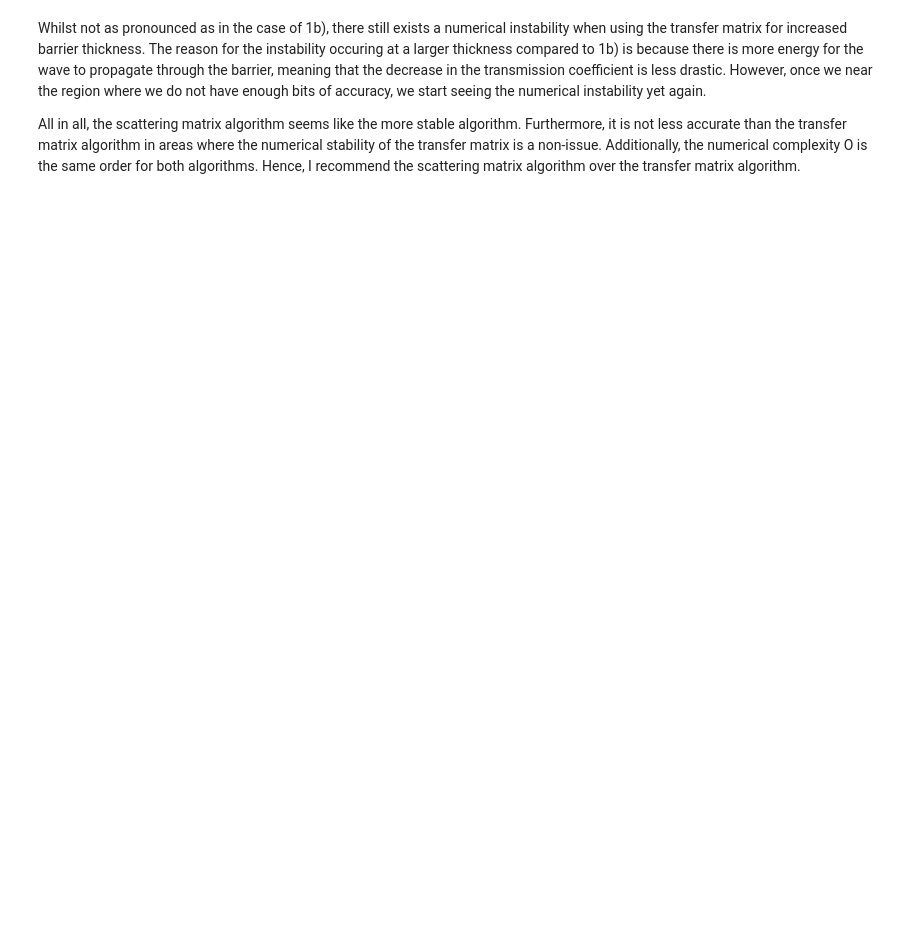
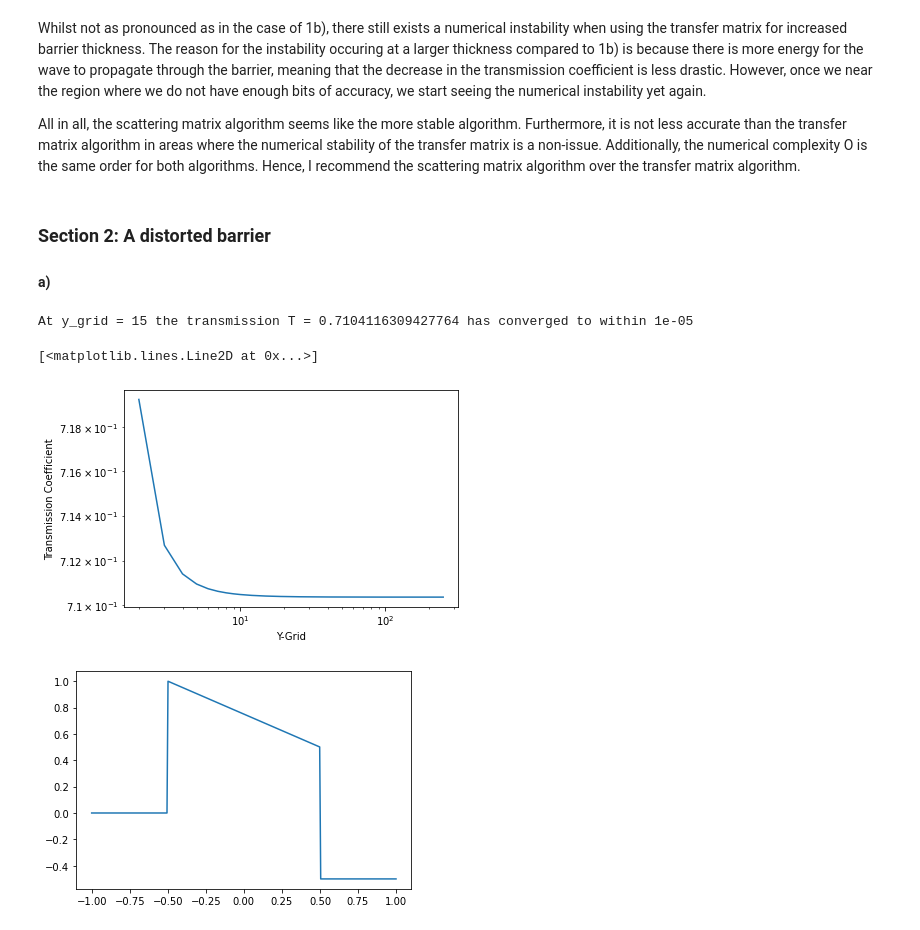
Before and after one commit to KevoSoftworks/computational_physics, a Jupyter notebook: 3_wave_propagation/wave_propagation.ipynb, the cells around one changed output. Drawn from its saved outputs; the diff is of its cells as text; code cells hidden in the pictures; blank space fills up the shorter version.

```diff
--- a/3_wave_propagation/wave_propagation.ipynb
+++ b/3_wave_propagation/wave_propagation.ipynb
@@ -169,3 +169,41 @@ plt.legend()
 Whilst not as pronounced as in the case of 1b), there still exists a numerical instability when using the transfer matrix for increased barrier thickness. The reason for the instability occuring at a larger thickness compared to 1b) is because there is more energy for the wave to propagate through the barrier, meaning that the decrease in the transmission coefficient is less drastic. However, once we near the region where we do not have enough bits of accuracy, we start seeing the numerical instability yet again.
 
 All in all, the scattering matrix algorithm seems like the more stable algorithm. Furthermore, it is not less accurate than the transfer matrix algorithm in areas where the numerical stability of the transfer matrix is a non-issue. Additionally, the numerical complexity O is the same order for both algorithms. Hence, I recommend the scattering matrix algorithm over the transfer matrix algorithm.
+# %% [markdown]
+### Section 2: A distorted barrier
+#### a)
+# %%
+V1 = 1
+a = 1
+dV = 0.5
+lambda_ = 0.5
+epsilon = dV / a
+conv = 10**-5
+
+start = 2
+end = start + 250
+
+T = []
+
+for grid in range(start, end):
+    pot = Potential(-0.5*a, 0.5*a, grid, \
+                   expr = lambda y: V1 - epsilon * (y + 0.5*a), \
+                   outside_range = (lambda _: 0, lambda _: -epsilon * a))
+    sm = ScatterMatrix(pot, lambda_)
+    sm.midpoint = True
+
+    T.append(sm.transmission())
+
+conv_keys = [i for i, _ in enumerate(T[:-1]) if int(round(T[i] / conv)) == int(round(T[i+1] / conv))]
+print(f"At y_grid = {conv_keys[0] + start} the transmission T = {T[conv_keys[0]]} has converged to within {conv}")
+
+plt.loglog(range(start, end), T)
+plt.xlabel("Y-Grid")
+plt.ylabel("Transmission Coefficient")
+plt.figure()
+plt.plot(np.linspace(-1, 1, 300), [pot[i] for i in np.linspace(-1, 1, 300)])
+# %% [output]
+At y_grid = 15 the transmission T = 0.7104116309427764 has converged to within 1e-05
+[<matplotlib.lines.Line2D at 0x...>]
+[figure, added]
+[figure, added]
```
Also changed, not shown: parts of 3 cells of this notebook, 1 other file.
